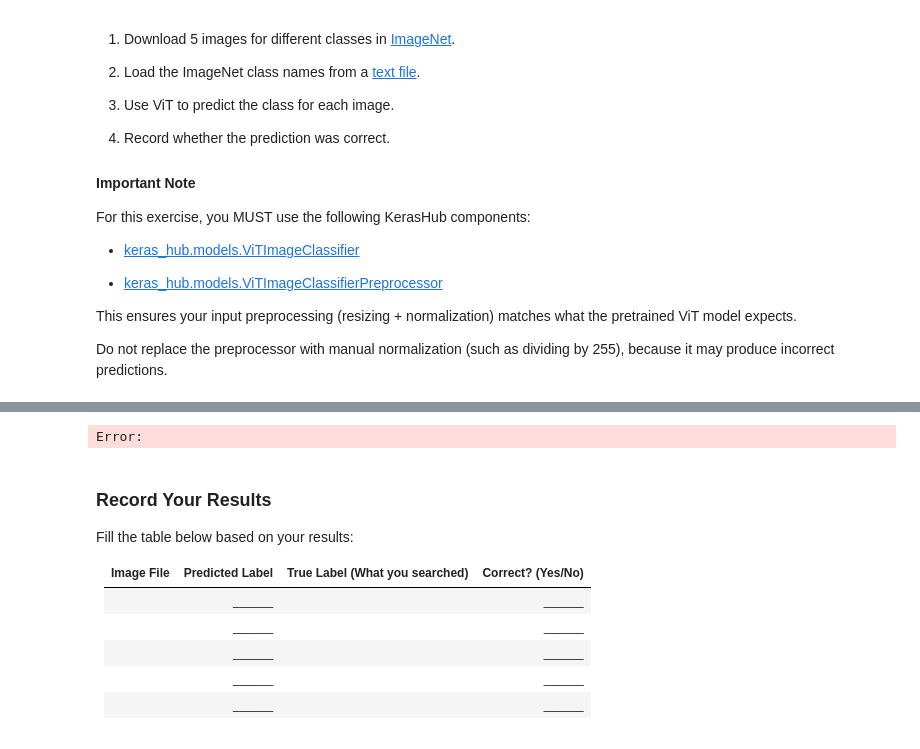
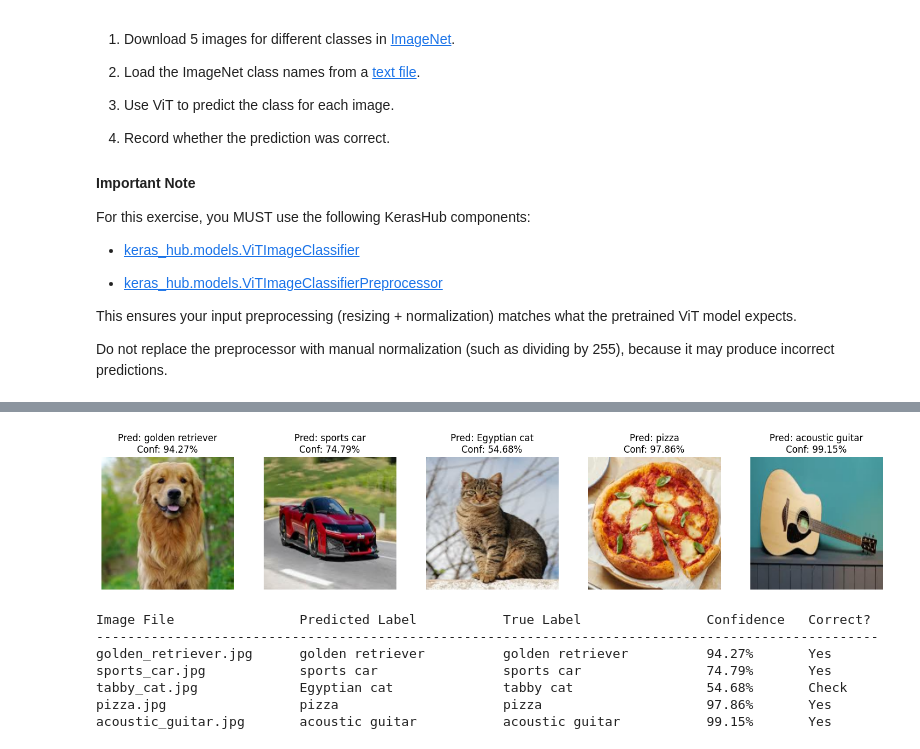
Before and after one commit to AnwarAldahan/arti560-computer-vision-labs, a Jupyter notebook: lab03-image-classification-vision-transformer-vit/lab03-image-classification-vision-transformer-vit-exercise.ipynb, the cells around one changed output, grey strips where cells are left out. Cells and saved outputs as stored; diff of their text form; code cells hidden in the pictures.

```diff
--- a/lab03-image-classification-vision-transformer-vit/lab03-image-classification-vision-transformer-vit-exercise.ipynb
+++ b/lab03-image-classification-vision-transformer-vit/lab03-image-classification-vision-transformer-vit-exercise.ipynb
@@ -35,13 +35,9 @@ import keras_hub
 import tensorflow as tf
 import matplotlib.pyplot as plt
 # %%
-# Cell 2: Load Preprocessor and Model
-preprocessor = keras_hub.models.ViTImageClassifierPreprocessor.from_preset(
-    "vit_base_patch16_224_imagenet"
-)
-
+# Cell 2: Load ViTImageClassifier (without preprocessor)
 model = keras_hub.models.ViTImageClassifier.from_preset(
     "vit_base_patch16_224_imagenet",
-    preprocessor=preprocessor
+    preprocessor=None
 )
 # %% [output]
@@ -63,6 +64,5 @@ Error:
 # %%
 # Cell 4: Load images and predict
-# Make sure these 5 images are saved in the same folder as this notebook
 image_files = {
     "golden_retriever.jpg": "golden retriever",
     "sports_car.jpg": "sports car",
@@ -78,7 +78,7 @@ for i, (filename, true_label) in enumerate(image_files.items()):
     img = tf.io.read_file(filename)
     img = tf.image.decode_image(img, channels=3)
     img = tf.image.resize(img, [224, 224])
-    img = tf.cast(img, tf.uint8)
+    img = tf.cast(img, tf.float32) / 255.0  # manual normalization like the lab
 
     img_batch = tf.expand_dims(img, axis=0)
     predictions = model.predict(img_batch)
@@ -98,7 +98,7 @@ for i, (filename, true_label) in enumerate(image_files.items()):
     })
 
     plt.subplot(1, 5, i + 1)
-    plt.imshow(img.numpy().astype("uint8"))
+    plt.imshow(img.numpy())
     plt.title(f"Pred: {predicted_label}\nConf: {confidence:.2%}")
     plt.axis("off")
 
@@ -109,3 +113,4 @@ Error:
+[figure, added]
 # %%
 # Cell 5: Print results summary
 print(f"{'Image File':<25} {'Predicted Label':<25} {'True Label':<25} {'Confidence':<12} {'Correct?'}")
@@ -113,16 +118,10 @@ print("-" * 100)
 for r in results:
     print(f"{r['file']:<25} {r['predicted']:<25} {r['true_label']:<25} {r['confidence']:<12.2%} {r['correct']}")
 # %% [output]
-Error:
+Image File                Predicted Label           True Label                Confidence   Correct?
+----------------------------------------------------------------------------------------------------
+golden_retriever.jpg      golden retriever          golden retriever          94.27%       Yes
+sports_car.jpg            sports car                sports car                74.79%       Yes
+tabby_cat.jpg             Egyptian cat              tabby cat                 54.68%       Check
+pizza.jpg                 pizza                     pizza                     97.86%       Yes
+acoustic_guitar.jpg       acoustic guitar           acoustic guitar           99.15%       Yes
-# %% [markdown]
-### Record Your Results
-
-Fill the table below based on your results:
-
-| Image File   | Predicted Label | True Label (What you searched) | Correct? (Yes/No) |
-| ------------ | --------------- | ------------------------------ | ----------------- |
-|              | ______          |                                | ______            |
-|              | ______          |                                | ______            |
-|              | ______          |                                | ______            |
-|              | ______          |                                | ______            |
-|              | ______          |                                | ______            |
```
Also changed, not shown: parts of 3 cells of this notebook, 1 other file.
